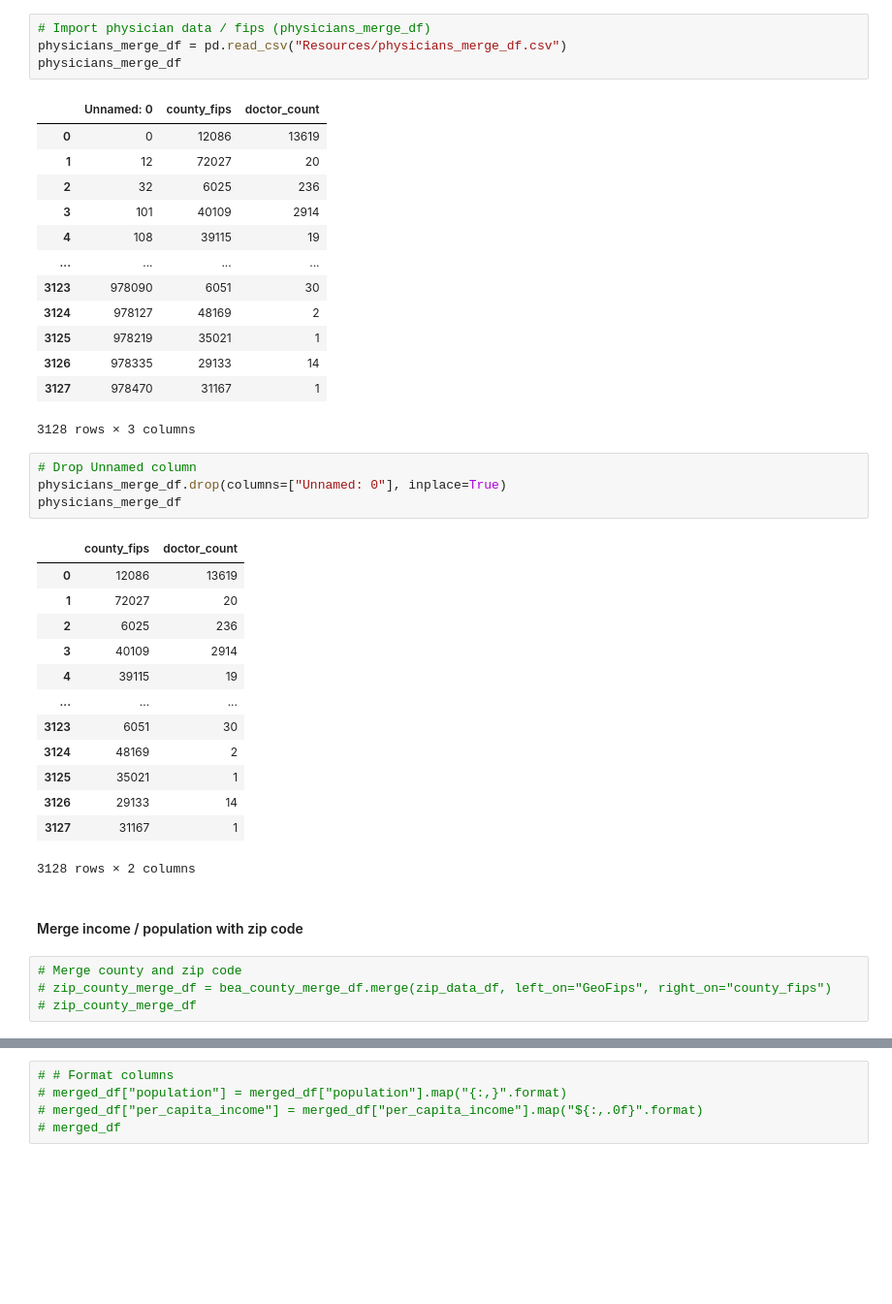
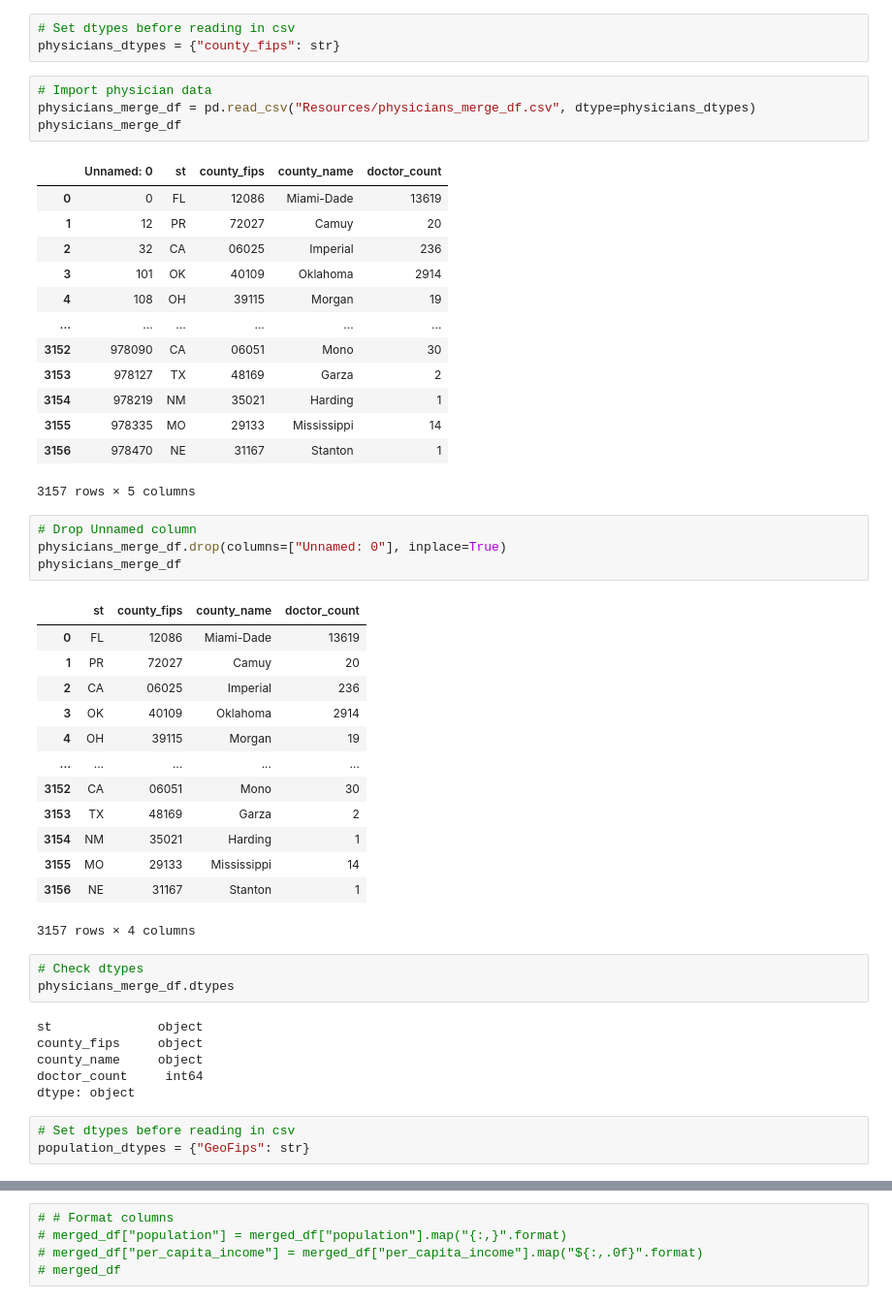
Before and after one commit to JacquelineCl/group_project, a Jupyter notebook: Merged_Data.ipynb, the cells around one changed output, grey strips where cells are left out. Shown: that part at 97% size. Cells and saved outputs as stored; diff of their text form; blank space fills up the shorter version.

```diff
--- a/Merged_Data.ipynb
+++ b/Merged_Data.ipynb
@@ -47,42 +50,51 @@ bea_county_merge_df
+# %%
+# Set dtypes before reading in csv
+physicians_dtypes = {"county_fips": str}
 # %%
-# Import physician data / fips (physicians_merge_df)
-physicians_merge_df = pd.read_csv("Resources/physicians_merge_df.csv")
+# Import physician data
+physicians_merge_df = pd.read_csv("Resources/physicians_merge_df.csv", dtype=physicians_dtypes)
 physicians_merge_df
 # %% [output]
-|  | Unnamed: 0 | county_fips | doctor_count |
-| 0 | 0 | 12086 | 13619 |
-| 1 | 12 | 72027 | 20 |
-| 2 | 32 | 6025 | 236 |
-| 3 | 101 | 40109 | 2914 |
-| 4 | 108 | 39115 | 19 |
-| ... | ... | ... | ... |
-| 3123 | 978090 | 6051 | 30 |
-| 3124 | 978127 | 48169 | 2 |
-| 3125 | 978219 | 35021 | 1 |
-| 3126 | 978335 | 29133 | 14 |
-| 3127 | 978470 | 31167 | 1 |
+|  | Unnamed: 0 | st | county_fips | county_name | doctor_count |
+| 0 | 0 | FL | 12086 | Miami-Dade | 13619 |
+| 1 | 12 | PR | 72027 | Camuy | 20 |
+| 2 | 32 | CA | 06025 | Imperial | 236 |
+| 3 | 101 | OK | 40109 | Oklahoma | 2914 |
+| 4 | 108 | OH | 39115 | Morgan | 19 |
+| ... | ... | ... | ... | ... | ... |
+| 3152 | 978090 | CA | 06051 | Mono | 30 |
+| 3153 | 978127 | TX | 48169 | Garza | 2 |
+| 3154 | 978219 | NM | 35021 | Harding | 1 |
+| 3155 | 978335 | MO | 29133 | Mississippi | 14 |
+| 3156 | 978470 | NE | 31167 | Stanton | 1 |
-3128 rows × 3 columns
+3157 rows × 5 columns
 # %%
 # Drop Unnamed column
 physicians_merge_df.drop(columns=["Unnamed: 0"], inplace=True)
 physicians_merge_df
 # %% [output]
-|  | county_fips | doctor_count |
-| 0 | 12086 | 13619 |
-| 1 | 72027 | 20 |
-| 2 | 6025 | 236 |
-| 3 | 40109 | 2914 |
-| 4 | 39115 | 19 |
-| ... | ... | ... |
-| 3123 | 6051 | 30 |
-| 3124 | 48169 | 2 |
-| 3125 | 35021 | 1 |
-| 3126 | 29133 | 14 |
-| 3127 | 31167 | 1 |
+|  | st | county_fips | county_name | doctor_count |
+| 0 | FL | 12086 | Miami-Dade | 13619 |
+| 1 | PR | 72027 | Camuy | 20 |
+| 2 | CA | 06025 | Imperial | 236 |
+| 3 | OK | 40109 | Oklahoma | 2914 |
+| 4 | OH | 39115 | Morgan | 19 |
+| ... | ... | ... | ... | ... |
+| 3152 | CA | 06051 | Mono | 30 |
+| 3153 | TX | 48169 | Garza | 2 |
+| 3154 | NM | 35021 | Harding | 1 |
+| 3155 | MO | 29133 | Mississippi | 14 |
+| 3156 | NE | 31167 | Stanton | 1 |
-3128 rows × 2 columns
+3157 rows × 4 columns
-# %% [markdown]
-#### Merge income / population with zip code
-# %%
-# Merge county and zip code
-# zip_county_merge_df = bea_county_merge_df.merge(zip_data_df, left_on="GeoFips", right_on="county_fips")
-# zip_county_merge_df
+# %%
+# Check dtypes
+physicians_merge_df.dtypes
+# %% [output]
+st              object
+county_fips     object
+county_name     object
+doctor_count     int64
+dtype: object
+# %%
+# Set dtypes before reading in csv
+population_dtypes = {"GeoFips": str}
```
Also changed, not shown: parts of 44 cells of this notebook, 12 other files.
